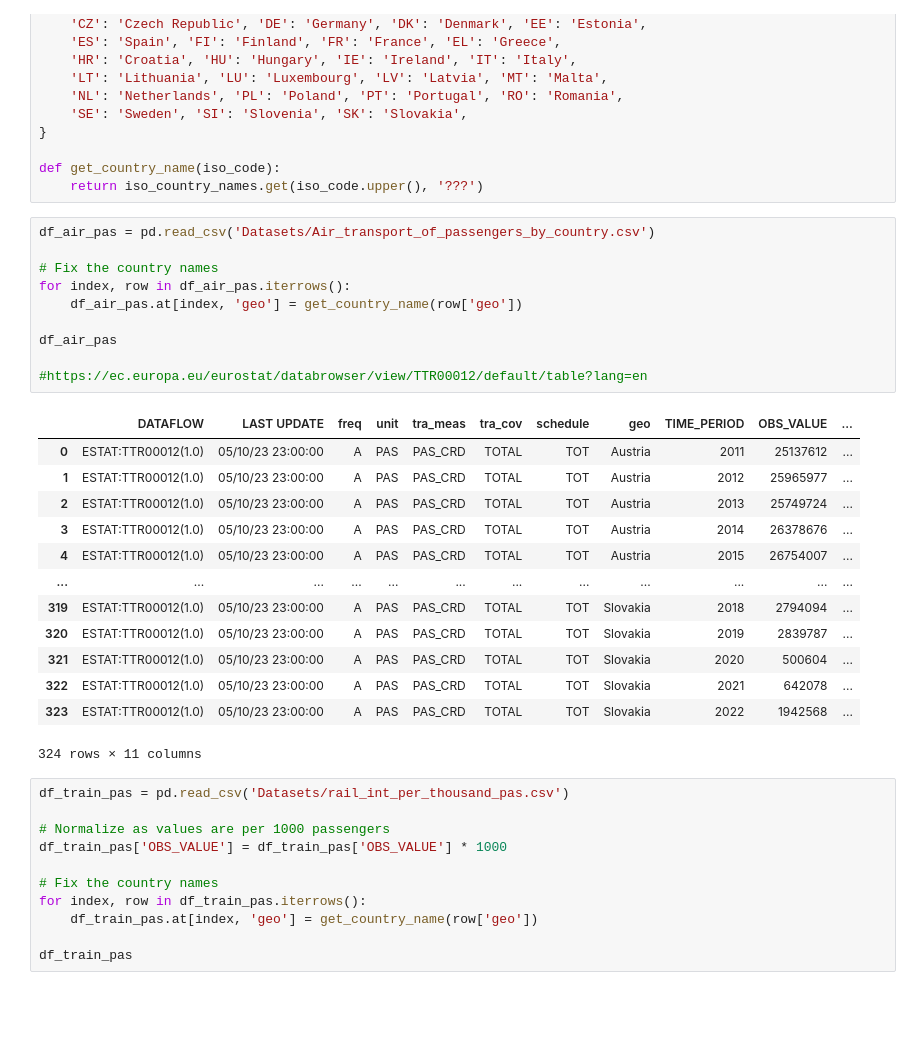
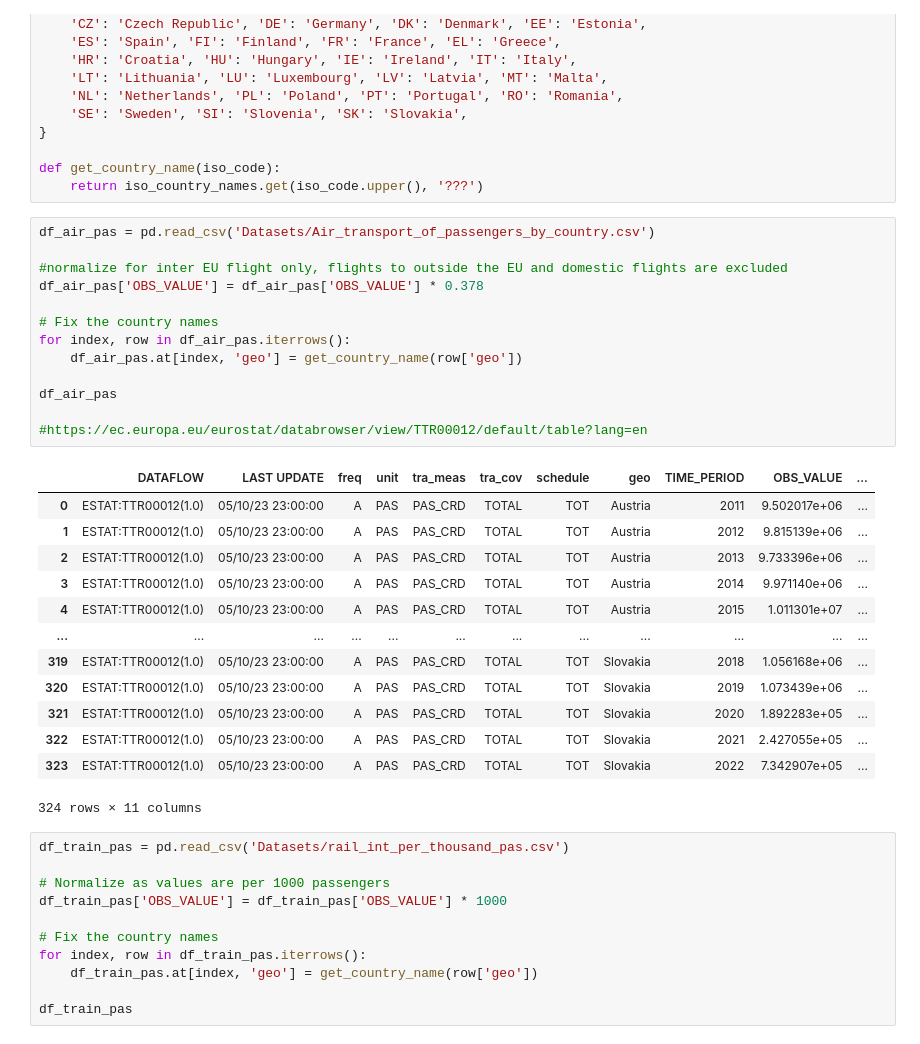
Before and after one commit to carolinemariew/Python-group-3, a Jupyter notebook: project_main.ipynb, the cells around one changed output. Drawn from its saved outputs; the diff is of its cells as text; blank space fills up the shorter version.

Commit message:
Added text and updated air dataframe in the beginning

```diff
--- a/project_main.ipynb
+++ b/project_main.ipynb
@@ -113,27 +113,30 @@ def get_country_name(iso_code):
     return iso_country_names.get(iso_code.upper(), '???')
 # %%
 df_air_pas = pd.read_csv('Datasets/Air_transport_of_passengers_by_country.csv')
+
+#normalize for inter EU flight only, flights to outside the EU and domestic flights are excluded
+df_air_pas['OBS_VALUE'] = df_air_pas['OBS_VALUE'] * 0.378
 
 # Fix the country names
 for index, row in df_air_pas.iterrows():
     df_air_pas.at[index, 'geo'] = get_country_name(row['geo'])
 
 df_air_pas
 
 #https://ec.europa.eu/eurostat/databrowser/view/TTR00012/default/table?lang=en
 # %% [output]
 |  | DATAFLOW | LAST UPDATE | freq | unit | tra_meas | tra_cov | schedule | geo | TIME_PERIOD | OBS_VALUE | ... |
-| 0 | ESTAT:TTR00012(1.0) | 05/10/23 23:00:00 | A | PAS | PAS_CRD | TOTAL | TOT | Austria | 2011 | 25137612 | ... |
-| 1 | ESTAT:TTR00012(1.0) | 05/10/23 23:00:00 | A | PAS | PAS_CRD | TOTAL | TOT | Austria | 2012 | 25965977 | ... |
-| 2 | ESTAT:TTR00012(1.0) | 05/10/23 23:00:00 | A | PAS | PAS_CRD | TOTAL | TOT | Austria | 2013 | 25749724 | ... |
-| 3 | ESTAT:TTR00012(1.0) | 05/10/23 23:00:00 | A | PAS | PAS_CRD | TOTAL | TOT | Austria | 2014 | 26378676 | ... |
-| 4 | ESTAT:TTR00012(1.0) | 05/10/23 23:00:00 | A | PAS | PAS_CRD | TOTAL | TOT | Austria | 2015 | 26754007 | ... |
+| 0 | ESTAT:TTR00012(1.0) | 05/10/23 23:00:00 | A | PAS | PAS_CRD | TOTAL | TOT | Austria | 2011 | 9.502017e+06 | ... |
+| 1 | ESTAT:TTR00012(1.0) | 05/10/23 23:00:00 | A | PAS | PAS_CRD | TOTAL | TOT | Austria | 2012 | 9.815139e+06 | ... |
+| 2 | ESTAT:TTR00012(1.0) | 05/10/23 23:00:00 | A | PAS | PAS_CRD | TOTAL | TOT | Austria | 2013 | 9.733396e+06 | ... |
+| 3 | ESTAT:TTR00012(1.0) | 05/10/23 23:00:00 | A | PAS | PAS_CRD | TOTAL | TOT | Austria | 2014 | 9.971140e+06 | ... |
+| 4 | ESTAT:TTR00012(1.0) | 05/10/23 23:00:00 | A | PAS | PAS_CRD | TOTAL | TOT | Austria | 2015 | 1.011301e+07 | ... |
 | ... | ... | ... | ... | ... | ... | ... | ... | ... | ... | ... | ... |
-| 319 | ESTAT:TTR00012(1.0) | 05/10/23 23:00:00 | A | PAS | PAS_CRD | TOTAL | TOT | Slovakia | 2018 | 2794094 | ... |
-| 320 | ESTAT:TTR00012(1.0) | 05/10/23 23:00:00 | A | PAS | PAS_CRD | TOTAL | TOT | Slovakia | 2019 | 2839787 | ... |
-| 321 | ESTAT:TTR00012(1.0) | 05/10/23 23:00:00 | A | PAS | PAS_CRD | TOTAL | TOT | Slovakia | 2020 | 500604 | ... |
-| 322 | ESTAT:TTR00012(1.0) | 05/10/23 23:00:00 | A | PAS | PAS_CRD | TOTAL | TOT | Slovakia | 2021 | 642078 | ... |
-| 323 | ESTAT:TTR00012(1.0) | 05/10/23 23:00:00 | A | PAS | PAS_CRD | TOTAL | TOT | Slovakia | 2022 | 1942568 | ... |
+| 319 | ESTAT:TTR00012(1.0) | 05/10/23 23:00:00 | A | PAS | PAS_CRD | TOTAL | TOT | Slovakia | 2018 | 1.056168e+06 | ... |
+| 320 | ESTAT:TTR00012(1.0) | 05/10/23 23:00:00 | A | PAS | PAS_CRD | TOTAL | TOT | Slovakia | 2019 | 1.073439e+06 | ... |
+| 321 | ESTAT:TTR00012(1.0) | 05/10/23 23:00:00 | A | PAS | PAS_CRD | TOTAL | TOT | Slovakia | 2020 | 1.892283e+05 | ... |
+| 322 | ESTAT:TTR00012(1.0) | 05/10/23 23:00:00 | A | PAS | PAS_CRD | TOTAL | TOT | Slovakia | 2021 | 2.427055e+05 | ... |
+| 323 | ESTAT:TTR00012(1.0) | 05/10/23 23:00:00 | A | PAS | PAS_CRD | TOTAL | TOT | Slovakia | 2022 | 7.342907e+05 | ... |
 324 rows × 11 columns
 # %%
 df_train_pas = pd.read_csv('Datasets/rail_int_per_thousand_pas.csv')
```
Also changed, not shown: parts of 9 cells of this notebook.
